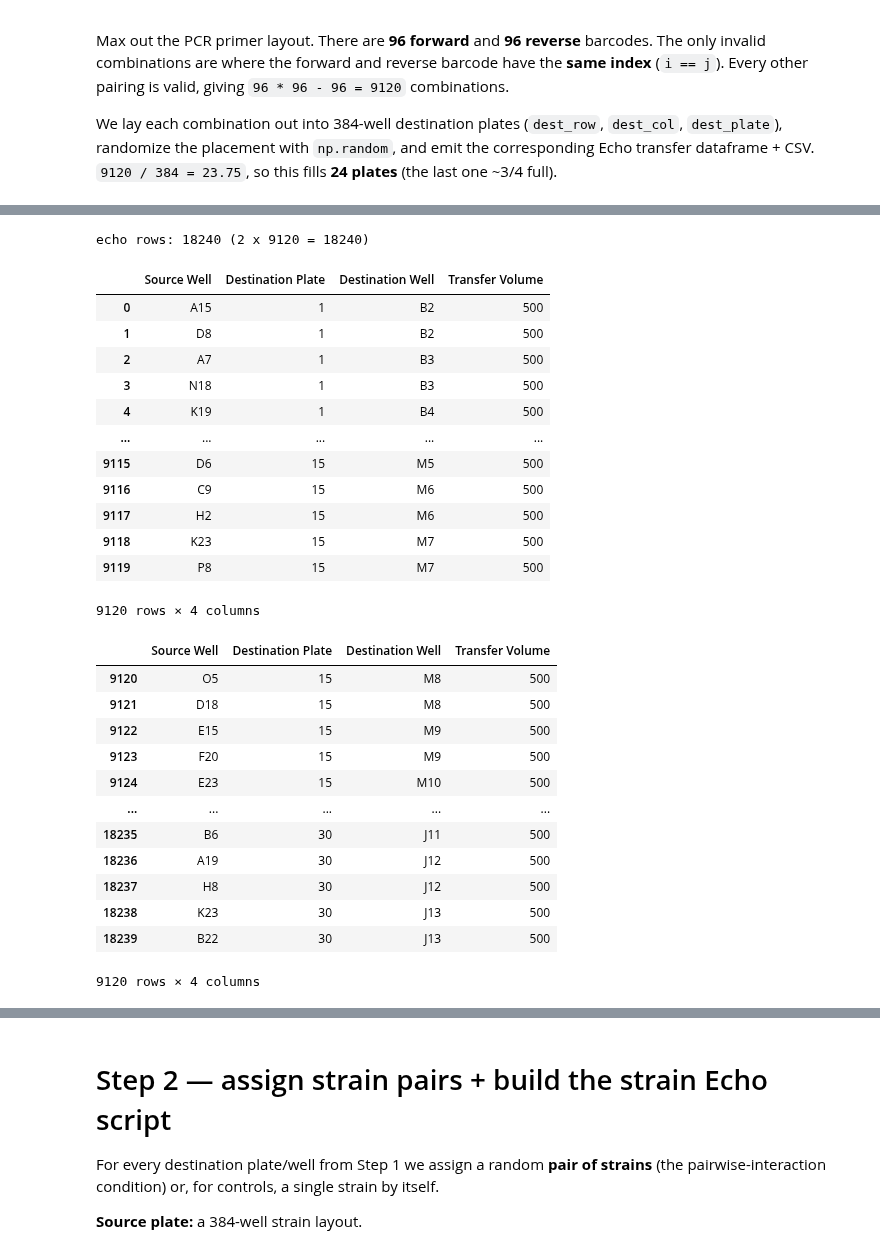
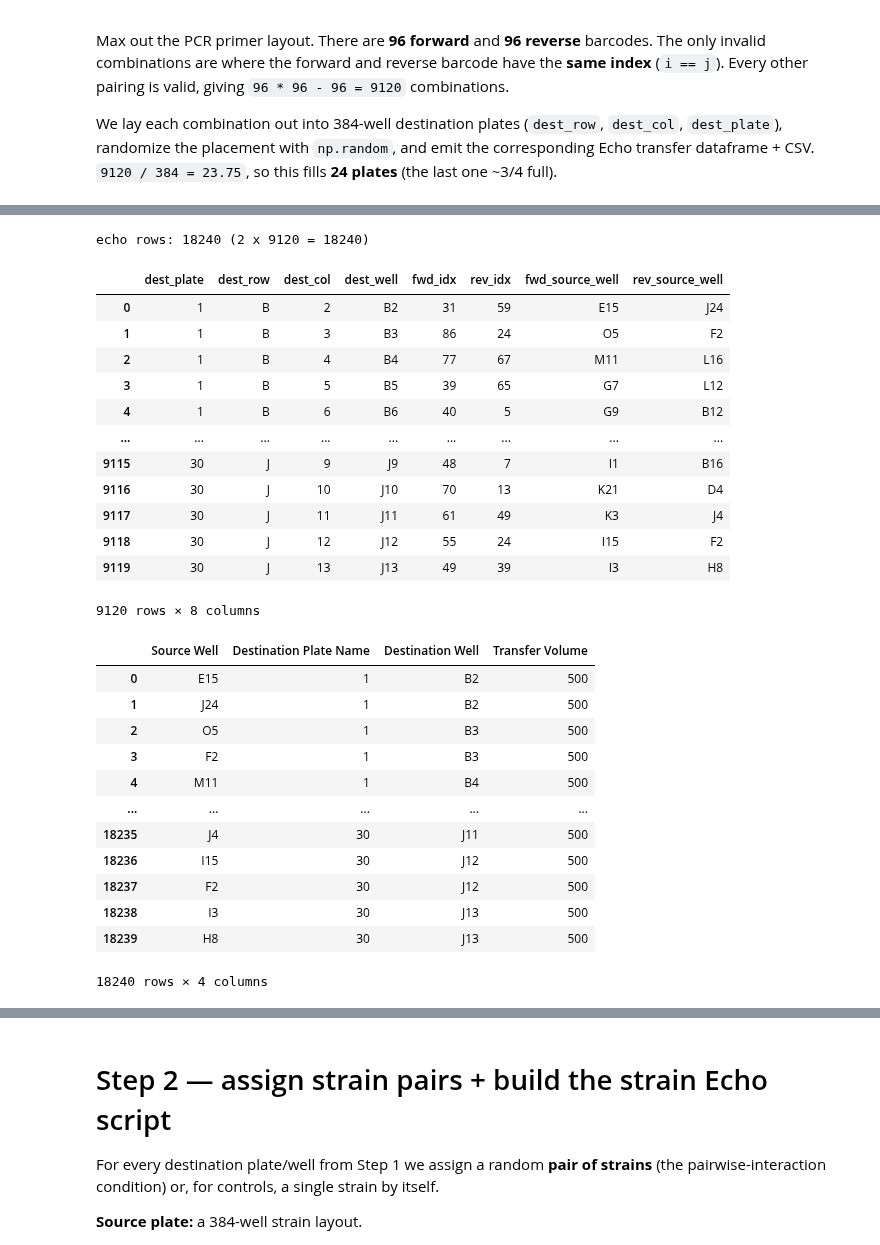
Before and after one commit to RatzkeLab/pairwise-interactions, a Jupyter notebook: 20260630/experiment_setup.ipynb, the cells around one changed output, grey strips where cells are left out. Cells and saved outputs as stored; diff of their text form; code cells hidden in the pictures.

Commit message:
add minibar ready primer tsv generation

```diff
--- a/20260630/experiment_setup.ipynb
+++ b/20260630/experiment_setup.ipynb
@@ -100,55 +101,49 @@ last plate fill: 188 / 308
 # %%
 # --- Echo transfer df: two rows per destination well (forward primer + reverse primer) ---
 vol = 500  # nL per primer transfer (matches the drug experiment)
 
 echo_rows = []
 for r in df_layout.itertuples():
     echo_rows.append({'Source Well': r.fwd_source_well, 'Destination Plate Name': r.dest_plate,
                       'Destination Well': r.dest_well, 'Transfer Volume': vol})
     echo_rows.append({'Source Well': r.rev_source_well, 'Destination Plate Name': r.dest_plate,
                       'Destination Well': r.dest_well, 'Transfer Volume': vol})
 df_echo = pd.DataFrame(echo_rows)
 print(f"echo rows: {len(df_echo)} (2 x {len(df_layout)} = {2 * len(df_layout)})")
 
 # full layout (with primer indices/source wells) and the Echo-ready transfer file
 df_layout.to_csv(f"primer_layout_{randseed_date}.csv", index=False)
-df_echo.to_csv(f"echo_primers_{randseed_date}.csv", index=False)
-#split df_echo into two files to give a break for refilling
-df_echo_A = df_echo.iloc[:len(df_echo)//2]
-df_echo_B = df_echo.iloc[len(df_echo)//2:]
-df_echo_A.to_csv(f"echo_primers_A_{randseed_date}.csv", index=False)
-df_echo_B.to_csv(f"echo_primers_B_{randseed_date}.csv", index=False)
-
-display(df_echo_A)
-display(df_echo_B)
+# df_echo.to_csv(f"echo_primers_{randseed_date}.csv", index=False)
+display(df_layout)
+display(df_echo)
 # %% [output]
 echo rows: 18240 (2 x 9120 = 18240)
-|  | Source Well | Destination Plate | Destination Well | Transfer Volume |
-| 0 | A15 | 1 | B2 | 500 |
-| 1 | D8 | 1 | B2 | 500 |
-| 2 | A7 | 1 | B3 | 500 |
-| 3 | N18 | 1 | B3 | 500 |
-| 4 | K19 | 1 | B4 | 500 |
-| ... | ... | ... | ... | ... |
-| 9115 | D6 | 15 | M5 | 500 |
-| 9116 | C9 | 15 | M6 | 500 |
-| 9117 | H2 | 15 | M6 | 500 |
-| 9118 | K23 | 15 | M7 | 500 |
-| 9119 | P8 | 15 | M7 | 500 |
+|  | dest_plate | dest_row | dest_col | dest_well | fwd_idx | rev_idx | fwd_source_well | rev_source_well |
+| 0 | 1 | B | 2 | B2 | 31 | 59 | E15 | J24 |
+| 1 | 1 | B | 3 | B3 | 86 | 24 | O5 | F2 |
+| 2 | 1 | B | 4 | B4 | 77 | 67 | M11 | L16 |
+| 3 | 1 | B | 5 | B5 | 39 | 65 | G7 | L12 |
+| 4 | 1 | B | 6 | B6 | 40 | 5 | G9 | B12 |
+| ... | ... | ... | ... | ... | ... | ... | ... | ... |
+| 9115 | 30 | J | 9 | J9 | 48 | 7 | I1 | B16 |
+| 9116 | 30 | J | 10 | J10 | 70 | 13 | K21 | D4 |
+| 9117 | 30 | J | 11 | J11 | 61 | 49 | K3 | J4 |
+| 9118 | 30 | J | 12 | J12 | 55 | 24 | I15 | F2 |
+| 9119 | 30 | J | 13 | J13 | 49 | 39 | I3 | H8 |
-9120 rows × 4 columns
+9120 rows × 8 columns
-|  | Source Well | Destination Plate | Destination Well | Transfer Volume |
-| 9120 | O5 | 15 | M8 | 500 |
-| 9121 | D18 | 15 | M8 | 500 |
-| 9122 | E15 | 15 | M9 | 500 |
-| 9123 | F20 | 15 | M9 | 500 |
-| 9124 | E23 | 15 | M10 | 500 |
+|  | Source Well | Destination Plate Name | Destination Well | Transfer Volume |
+| 0 | E15 | 1 | B2 | 500 |
+| 1 | J24 | 1 | B2 | 500 |
+| 2 | O5 | 1 | B3 | 500 |
+| 3 | F2 | 1 | B3 | 500 |
+| 4 | M11 | 1 | B4 | 500 |
 | ... | ... | ... | ... | ... |
-| 18235 | B6 | 30 | J11 | 500 |
-| 18236 | A19 | 30 | J12 | 500 |
-| 18237 | H8 | 30 | J12 | 500 |
-| 18238 | K23 | 30 | J13 | 500 |
-| 18239 | B22 | 30 | J13 | 500 |
+| 18235 | J4 | 30 | J11 | 500 |
+| 18236 | I15 | 30 | J12 | 500 |
+| 18237 | F2 | 30 | J12 | 500 |
+| 18238 | I3 | 30 | J13 | 500 |
+| 18239 | H8 | 30 | J13 | 500 |
-9120 rows × 4 columns
+18240 rows × 4 columns
 # %%
 #sum how much will be shot from each well with a groupby on df_strain_echo
 primer_shots = df_echo.groupby('Source Well')['Transfer Volume'].sum()
```
Also changed, not shown: parts of 8 cells of this notebook, 1 other file.
